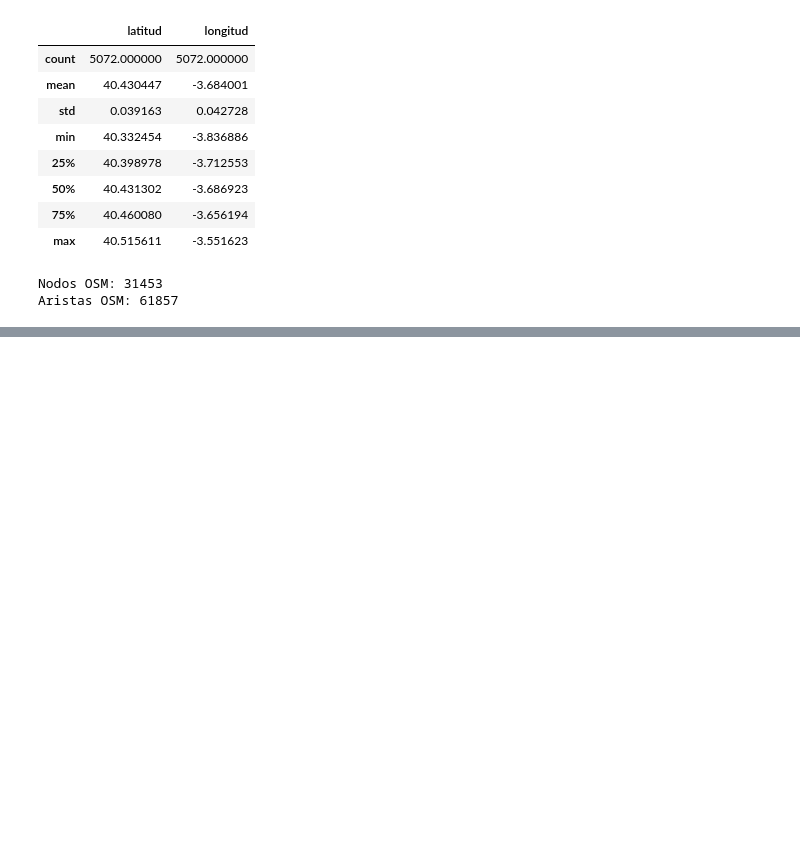
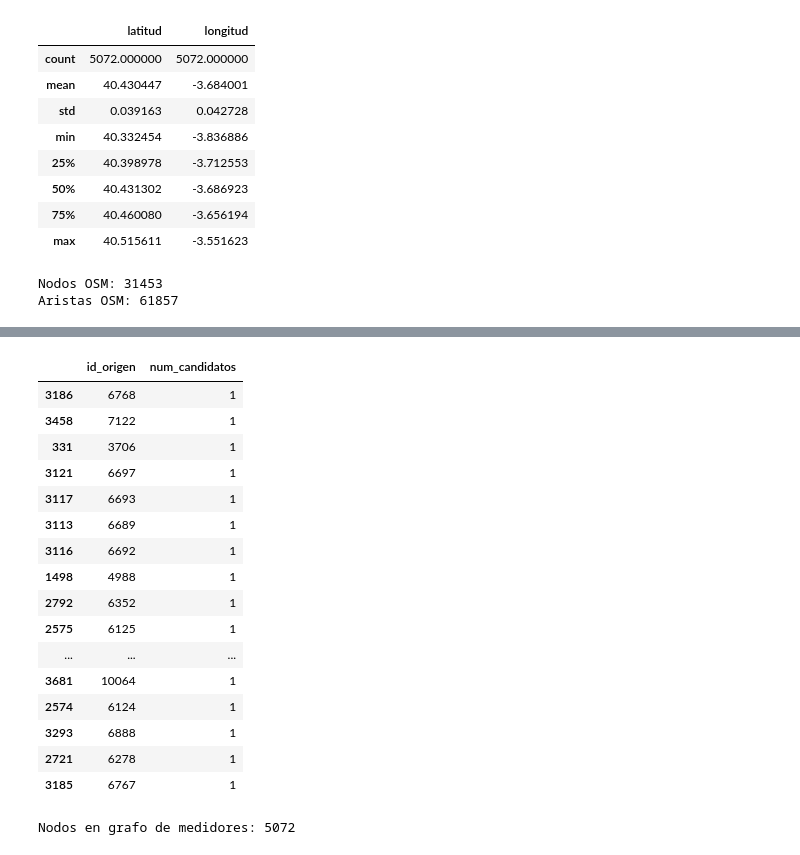
Before and after one commit to claudiaalozano/Movilidad_inteligente_madrid, a Jupyter notebook: grafo/grafo_puntos_medidore.ipynb, the cells around one changed output, grey strips where cells are left out. Drawn from its saved outputs; the diff is of its cells as text; code cells hidden in the pictures; blank space fills up the shorter version.

```diff
--- a/grafo/grafo_puntos_medidore.ipynb
+++ b/grafo/grafo_puntos_medidore.ipynb
@@ -136,0 +301,9 @@ Aristas OSM: 61857
+# %%
+candidatos_por_medidor = (
+    df_pares
+    .groupby("id_origen")
+    .size()
+    .reset_index(name="num_candidatos")
+)
+
+candidatos_por_medidor["num_candidatos"].describe()
@@ -136,0 +320,45 @@ Aristas OSM: 61857
+# %%
+candidatos_por_medidor.sort_values("num_candidatos").head(20)
+# %% [output]
+|  | id_origen | num_candidatos |
+| 3186 | 6768 | 1 |
+| 3458 | 7122 | 1 |
+| 331 | 3706 | 1 |
+| 3121 | 6697 | 1 |
+| 3117 | 6693 | 1 |
+| 3113 | 6689 | 1 |
+| 3116 | 6692 | 1 |
+| 1498 | 4988 | 1 |
+| 2792 | 6352 | 1 |
+| 2575 | 6125 | 1 |
+| ... | ... | ... |
+| 3681 | 10064 | 1 |
+| 2574 | 6124 | 1 |
+| 3293 | 6888 | 1 |
+| 2721 | 6278 | 1 |
+| 3185 | 6767 | 1 |
+# %%
+# Diccionario: nodo OSM -> lista de medidores asociados a ese nodo
+osm_node_to_medidores = (
+    medidores
+    .groupby("osm_node")["id"]
+    .apply(list)
+    .to_dict()
+)
+
+# Grafo final de medidores
+G_medidores = nx.DiGraph()
+
+# Añadimos todos los medidores como nodos, sin eliminar ninguno
+for _, row in medidores.iterrows():
+    G_medidores.add_node(
+        row["id"],
+        nombre=row["nombre"],
+        latitud=row["latitud"],
+        longitud=row["longitud"],
+        osm_node=row["osm_node"]
+    )
+
+print("Nodos en grafo de medidores:", G_medidores.number_of_nodes())
+# %% [output]
+Nodos en grafo de medidores: 5072
```
Also changed, not shown: parts of 10 cells of this notebook.
